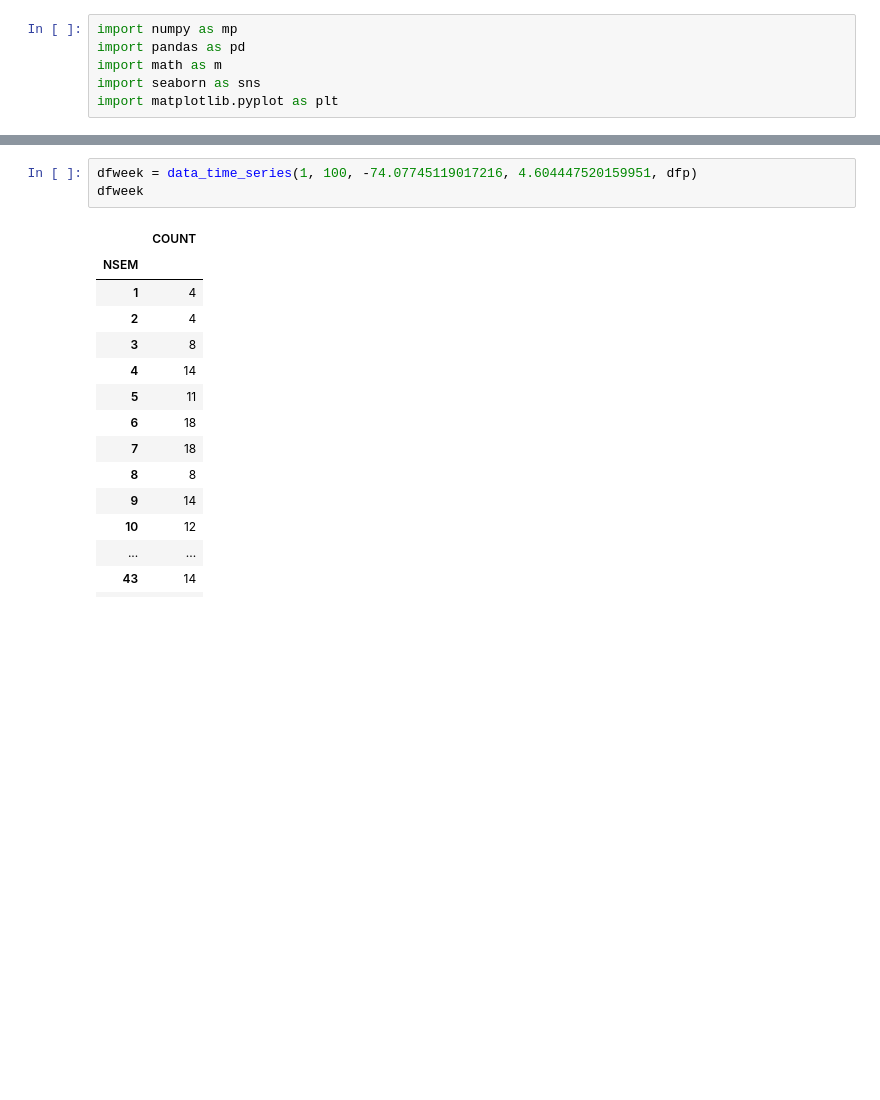
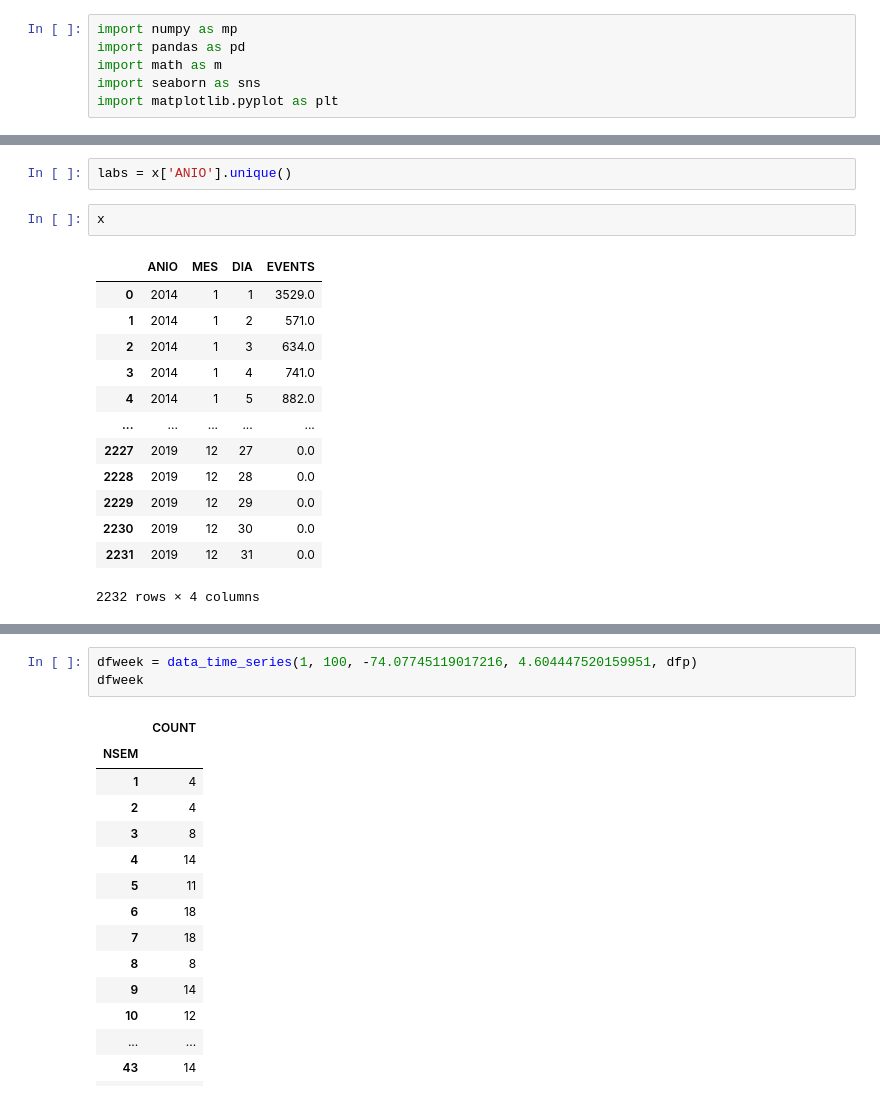
Before and after one commit to computergraphicsforall/d3idvc, a Jupyter notebook: notebooks/time_series_longlat.ipynb, the cells around one changed output, grey strips where cells are left out. Cells and saved outputs as stored; diff of their text form; blank space fills up the shorter version.

```diff
--- a/notebooks/time_series_longlat.ipynb
+++ b/notebooks/time_series_longlat.ipynb
@@ -55,0 +85,18 @@ dfp = data_crime(data)
+# %%
+labs = x['ANIO'].unique()
+# %%
+x
+# %% [output]
+|  | ANIO | MES | DIA | EVENTS |
+| 0 | 2014 | 1 | 1 | 3529.0 |
+| 1 | 2014 | 1 | 2 | 571.0 |
+| 2 | 2014 | 1 | 3 | 634.0 |
+| 3 | 2014 | 1 | 4 | 741.0 |
+| 4 | 2014 | 1 | 5 | 882.0 |
+| ... | ... | ... | ... | ... |
+| 2227 | 2019 | 12 | 27 | 0.0 |
+| 2228 | 2019 | 12 | 28 | 0.0 |
+| 2229 | 2019 | 12 | 29 | 0.0 |
+| 2230 | 2019 | 12 | 30 | 0.0 |
+| 2231 | 2019 | 12 | 31 | 0.0 |
+2232 rows × 4 columns
```
Also changed, not shown: parts of 17 cells of this notebook, 1 other file.
